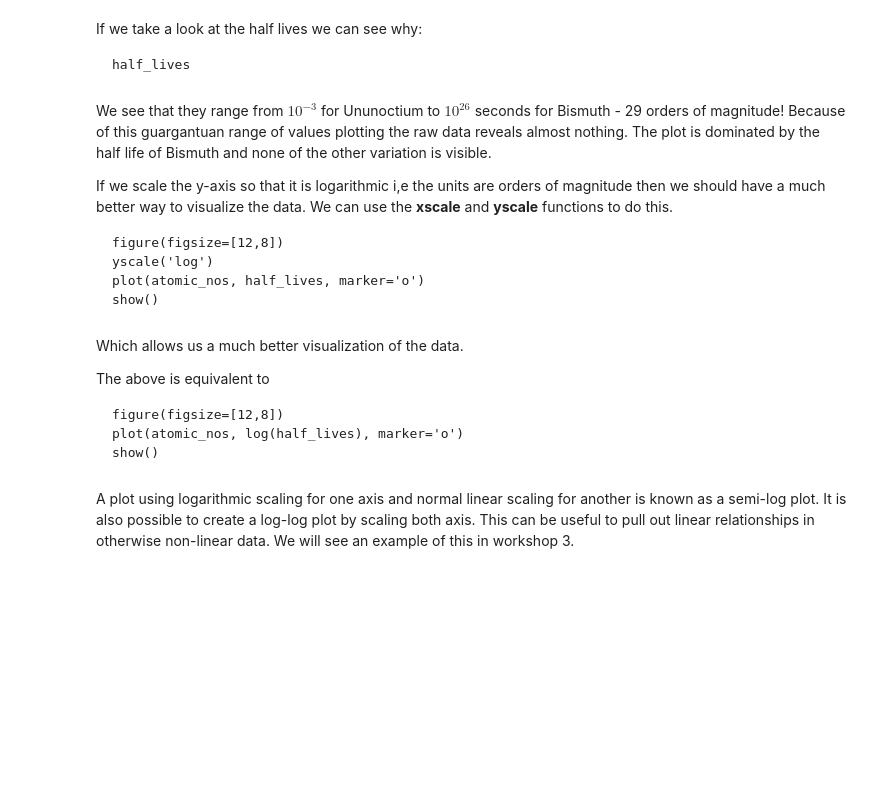
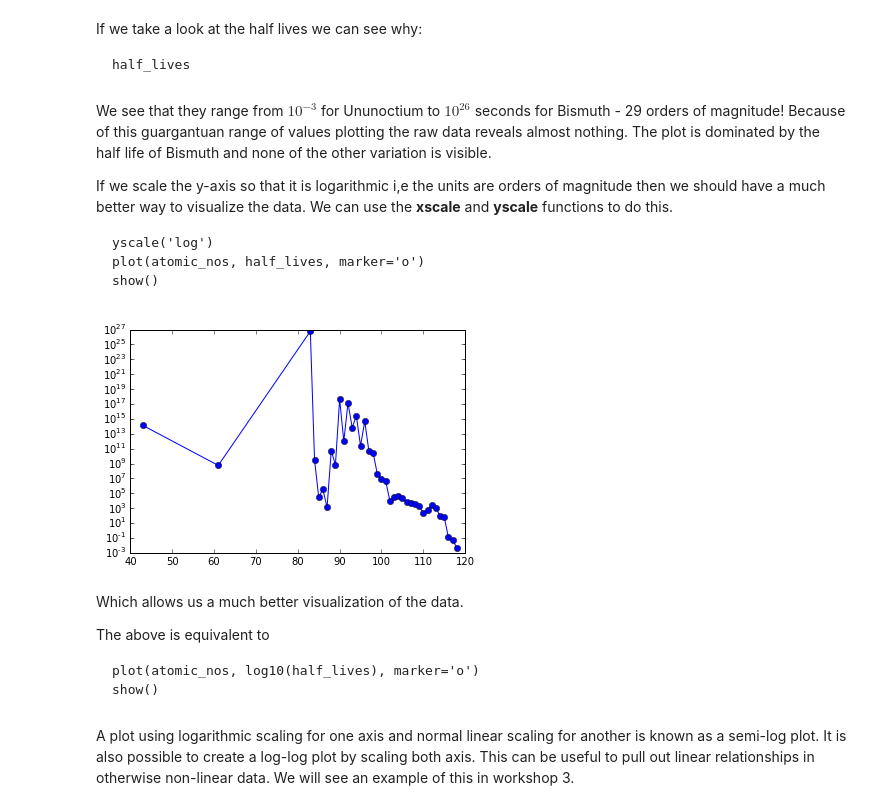
Before and after one commit to Clyde-fare/Imperial_Chem_Python, a Jupyter notebook: C_Y1/workshop2/Workshop 2.ipynb, the cells around one changed output. Saved outputs shown, nothing was run; the diff lists cells and outputs as text; code cells hidden in the pictures; blank space fills up the shorter version.

```diff
--- a/C_Y1/workshop2/Workshop 2.ipynb
+++ b/C_Y1/workshop2/Workshop 2.ipynb
@@ -188,17 +182,21 @@ We see that they range from $10^{-3}$ for Ununoctium to $10^{26}$ seconds for Bi
 
 If we scale the y-axis so that it is logarithmic i,e the units are orders of magnitude then we should have a much better way to visualize the data. We can use the **xscale** and **yscale** functions to do this.
 
-    figure(figsize=[12,8])
     yscale('log')
     plot(atomic_nos, half_lives, marker='o')
     show()
+# %%
+yscale('log')
+plot(atomic_nos, half_lives, marker='o')
+show()
+# %% [output]
+[figure, added]
 # %% [markdown]
 Which allows us a much better visualization of the data.
 
 The above is equivalent to
 
-    figure(figsize=[12,8])
-    plot(atomic_nos, log(half_lives), marker='o')
+    plot(atomic_nos, log10(half_lives), marker='o')
     show()
 # %% [markdown]
 A plot using logarithmic scaling for one axis and normal linear scaling for another is known as a semi-log plot. It is also possible to create a log-log plot by scaling both axis. This can be useful to pull out linear relationships in otherwise non-linear data. We will see an example of this in workshop 3.
```
Also changed, not shown: parts of 17 cells of this notebook.
